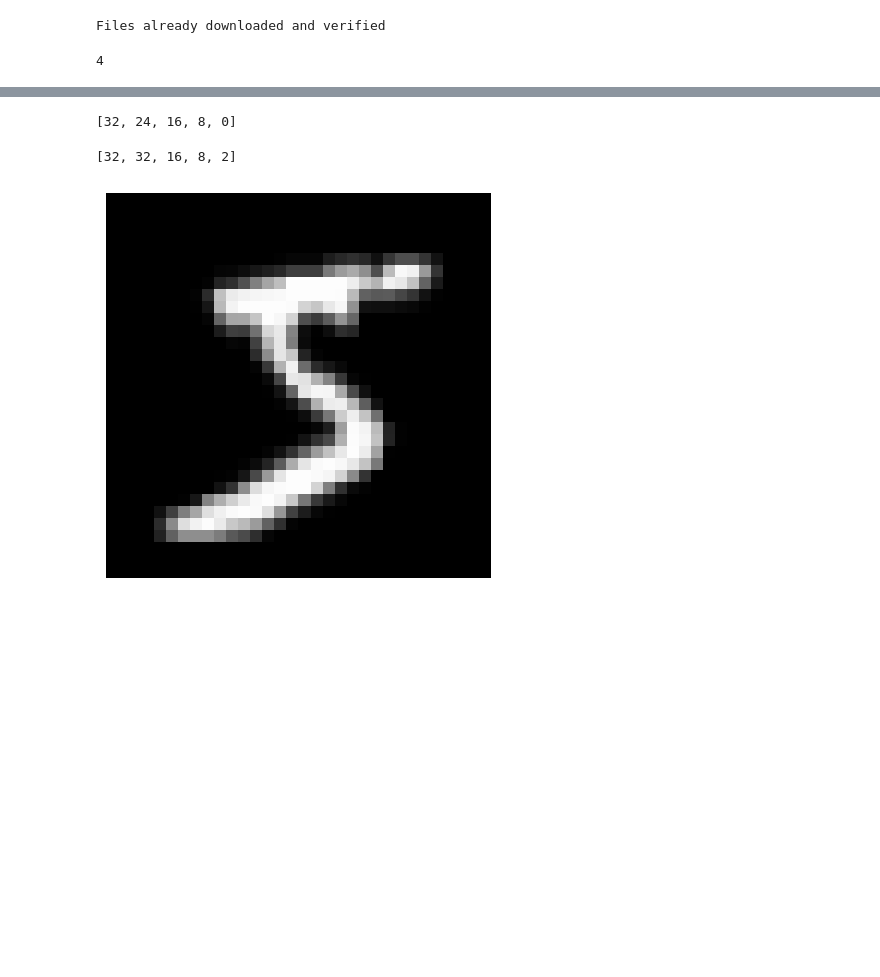
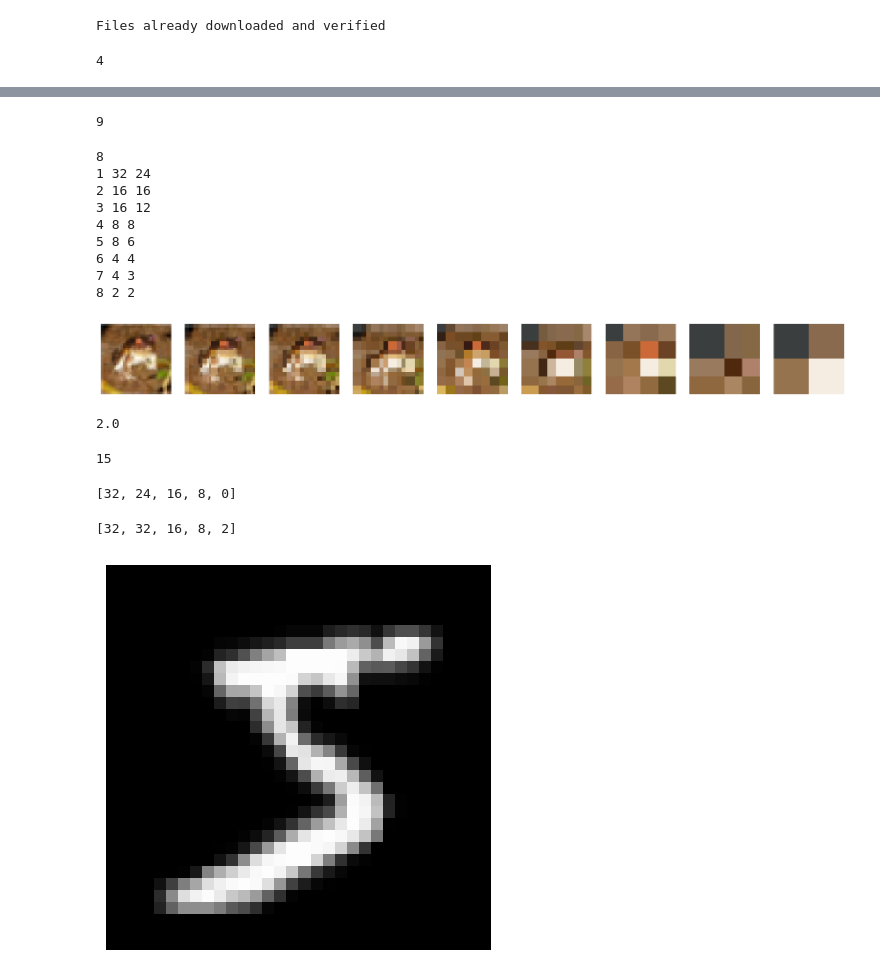
Before and after one commit to christianjensen2903/MNISTDiffusion, a Jupyter notebook: cold.ipynb, the cells around one changed output, grey strips where cells are left out. Saved outputs shown, nothing was run; the diff lists cells and outputs as text; code cells hidden in the pictures; blank space fills up the shorter version.

Commit message:
✨ New pixelation scheme

```diff
--- a/cold.ipynb
+++ b/cold.ipynb
@@ -41,7 +41,7 @@ import numpy as np
 import random
 
 orig_image_size = 32
-max_step_size = 4
+n_between = 4
 minimum_pixelation = 2
 n = 100
 
@@ -50,16 +50,19 @@ image_size = orig_image_size
 possible_ts = [[]]
 t = 0
 while image_size > minimum_pixelation:
-    image_size = image_size - max_step_size
+    image_size = image_size - n_between
     new_size = max(minimum_pixelation, round_up_to_nearest_multiple(image_size))
-    if new_size != current_size:
+
+    t += 1
+    possible_ts[-1].append(t)
+
+    if new_size != current_size and new_size != minimum_pixelation:
         possible_ts.append([])
         current_size = new_size
-    t += 1
-    possible_ts[-1].append(t)
 
 options = random.choices(possible_ts)[0]
 ts = np.random.choice(options, n)
 
+# possible_ts
 ts
 # %% [output]
@@ -125,0 +112,59 @@ for i in range(10):
+# %%
+len([2, 3, 4, 6, 8, 12, 16, 24, 32])
+# %% [output]
+9
+# %%
+from utils import scale_images
+import torch
+
+class Pixelate:
+    def __init__(self, n_between: int = 1, minimum_pixelation: int = 8) -> None:
+        assert n_between in [1,3,7,15,31]
+        self.n_between = n_between
+        self.minimum_pixelation = minimum_pixelation
+
+    def calculate_T(self, image_size: int) -> int:
+        """
+        Calculate total number of steps based on image size and minimum pixelation.
+        """
+        steps = 0
+        while image_size > self.minimum_pixelation:
+            steps += min(self.n_between + 1, image_size // 2)
+            image_size //= 2
+        return steps
+
+    def __call__(self, images: torch.Tensor, t: int) -> torch.Tensor:
+        if isinstance(t, torch.Tensor):
+            t = t.item()
+
+        relative_t = t % (self.n_between + 1)
+        image_size = images.shape[-1] // (2 ** (t // (self.n_between + 1)))
+        step_size = max(1, (image_size // 2) // (self.n_between + 1))
+
+        return scale_images(scale_images(images, image_size - step_size * relative_t), image_size)
+
+
+n_between = 1
+minimum_pixelation = 2
+pixelate = Pixelate(n_between=n_between, minimum_pixelation=minimum_pixelation)
+
+T = pixelate.calculate_T(IMAGE_SIZE)
+print(T)
+
+for i in range(1):
+    images = [train_dataset[i][0]]
+    for t in range(1, T + 1):
+
+        images.append(pixelate(train_dataset[i][0], t))
+    showImageList(images)
+# %% [output]
+8
+1 32 24
+2 16 16
+3 16 12
+4 8 8
+5 8 6
+6 4 4
+7 4 3
+8 2 2
+[figure, added]
@@ -126 +173,9 @@ for i in range(10):
+# %%
+(16 // 2) / 4
+# %% [output]
+2.0
+# %%
+len([2, 3, 4, 5, 6, 7, 8, 10, 12, 14, 16, 20, 24, 28, 32])
+# %% [output]
+15
 # %%
```
Also changed, not shown: parts of 8 cells of this notebook, 3 other files.
